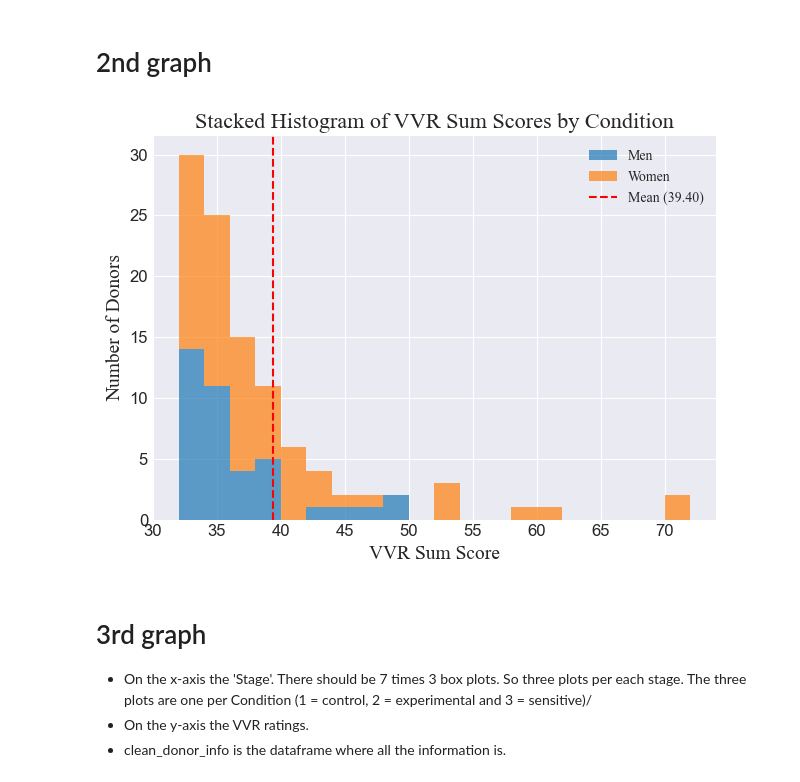
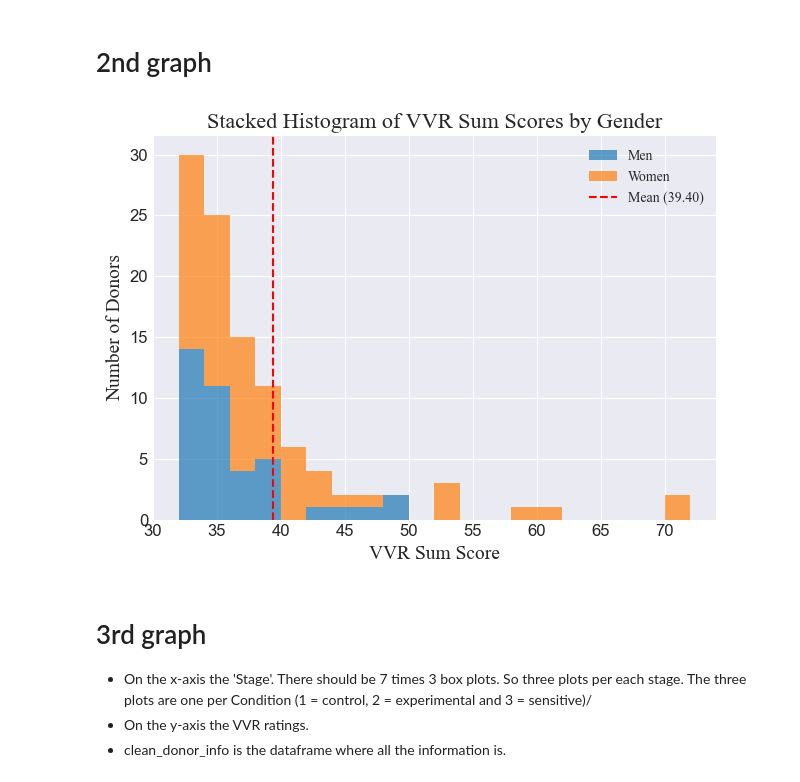
Before and after one commit to DionneSpaltman/predicting_VVR, a Jupyter notebook: visualization/VVR.ipynb, the cells around one changed output. Cells and saved outputs as stored; diff of their text form; code cells hidden in the pictures.

Commit message:
edited figures

```diff
--- a/visualization/VVR.ipynb
+++ b/visualization/VVR.ipynb
@@ -111,35 +111,35 @@ filtered_df = standardized_complete_dataset[(standardized_complete_dataset['Sum_
 
 # Create a stacked histogram
 plt.hist([filtered_df[filtered_df['Gender'] == 1]['Sum_4567'],
           filtered_df[filtered_df['Gender'] == 2]['Sum_4567']],
          bins=20, color=['#1f77b4', '#ff7f0e'], alpha=0.7, stacked=True,
          label=['Men',
                 'Women'])
 # Add a vertical dotted line for the mean
 mean_value = 39.4
 plt.axvline(x=mean_value, color='red', linestyle='--', label=f'Mean ({mean_value:.2f})')
 
 # Set labels and title
 plt.xlabel('VVR Sum Score', fontsize=14, fontname='Times New Roman')
 plt.ylabel('Number of Donors', fontsize=14, fontname='Times New Roman')
-plt.title('Stacked Histogram of VVR Sum Scores by Condition', fontsize=16, fontname='Times New Roman')
+plt.title('Stacked Histogram of VVR Sum Scores by Gender', fontsize=16, fontname='Times New Roman')
 
 # Add legend with Times New Roman font
 plt.legend(prop={'family': 'Times New Roman'})
 
 # Remove the top and right spines
 plt.gca().spines['top'].set_visible(False)
 plt.gca().spines['right'].set_visible(False)
 
 # Increase the font size of ticks
 plt.xticks(fontsize=12)
 plt.yticks(fontsize=12)
 
 # Show the plot
 plt.tight_layout()
 plt.show()
 # %% [output]
-[figure, old version]
+[figure, new version]
 # %% [markdown]
 # 3rd graph
 - On the x-axis the 'Stage'. There should be 7 times 3 box plots. So three plots per each stage. The three plots are one per Condition (1 = control, 2 = experimental and 3 = sensitive)/
```
Also changed, not shown: parts of 2 cells of this notebook, 1 other file.
